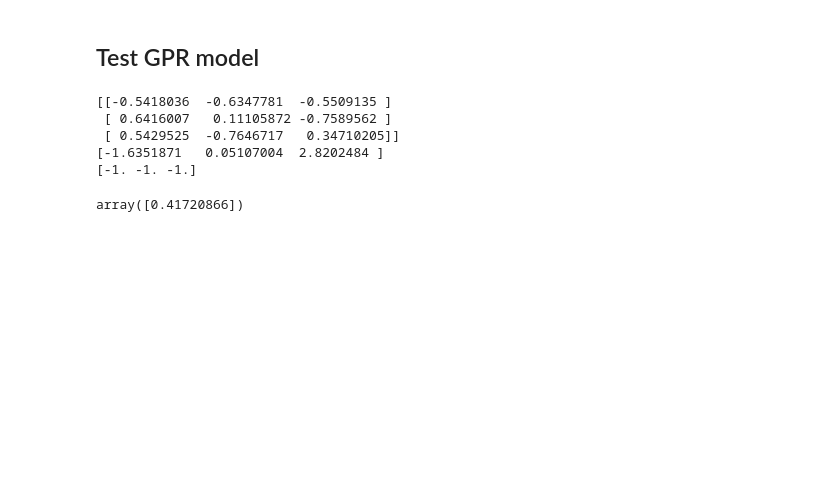
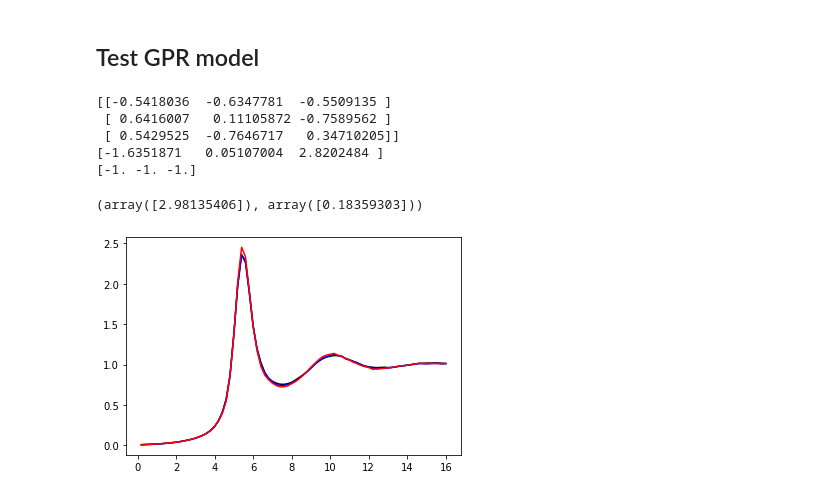
Before and after one commit to ch-tung/SQ_VAE, a Jupyter notebook: Fit_cVAE_sigma.ipynb, the cells around one changed output. Drawn from its saved outputs; the diff is of its cells as text; code cells hidden in the pictures; blank space fills up the shorter version.

```diff
--- a/Fit_cVAE_sigma.ipynb
+++ b/Fit_cVAE_sigma.ipynb
@@ -171,7 +171,7 @@ model = VAE(latent_dim, q_rs_dim)
 ## Load trained model
 # %%
 export_path = './saved_model/SQ_cVAE_MSE_ns/'
-model_name = 'model_conv_stride2_batch32'
+model_name = 'model_conv_stride2'
 export_name = export_path + model_name
 # %%
 reload_sm = model.load_weights(export_name, by_name=False, skip_mismatch=False, options=None)
@@ -227,7 +227,7 @@ def encoder_mean(model,x):
 # %% [markdown]
 ## Define functions
 # %%
-exp_scale = 3
+exp_scale = 6
 
 @tf.function
 def f_inp_tf(sq):
@@ -331,7 +331,7 @@ def generate_image(model, IQ_exp, fp, epoch=0):
 # %% [markdown]
 ## Pick an I(Q) and test
 # %%
-index_test = 18010
+index_test = 10410
 sigma_test = 1.0
 SQ_exp = sq_test_mask[index_test,:]
 lv_GT = encoder_mean(M,to_tf(f_inp(SQ_exp.reshape((1,80)))))
@@ -347,9 +347,9 @@ fp_GT = [lv_GT[0,0],lv_GT[0,1],lv_GT[0,2],to_tf(sigma_test)]
 # %%
 # tf.constant("Initial Guess")
 sigma_i = tf.constant(0.9)
-lv0_i = tf.constant(-4.0)
-lv1_i = tf.constant(4.0)
-lv2_i = tf.constant(4.0)
+lv0_i = tf.constant(-0.2)
+lv1_i = tf.constant(0.4)
+lv2_i = tf.constant(-2.0)
 
 # constraint=lambda t: tf.clip_by_value(t, "Lower Bound", "Upper Bound")
 sigma = tf.Variable(sigma_i, name='sigma', dtype=tf.float32,
@@ -462,9 +462,9 @@ model_name_GPR = 'sklearn/SQ_GPR_kappa'
 export_name_GPR = export_path_GPR + model_name_GPR
 gp = joblib.load(export_name_GPR)
-# %%
-gp.predict(SQ_exp.numpy().reshape(1,80))
-# %% [output]
-array([0.41720866])
 # %%
 fp_p = np.matmul([fp[0:3],]-z_mean,U)*sgn
 fp_GT_p = np.matmul([fp_GT[0:3],]-z_mean,U)*sgn
+# %%
+gp.predict(SQ_th(model, fp).numpy(), return_std=True)
+# %% [output]
+(array([2.98135406]), array([0.18359303]))
@@ -470,0 +473,7 @@ fp_GT_p = np.matmul([fp_GT[0:3],]-z_mean,U)*sgn
+# %%
+plt.plot(q,SQ_exp.numpy().reshape(80),'k')
+plt.plot(q,SQ_th(M, fp).numpy().reshape(80),'b')
+plt.plot(q,SQ_th(M, fp_GT).numpy().reshape(80),'r')
+plt.show()
+# %% [output]
+[figure, added]
```
Also changed, not shown: parts of 11 cells of this notebook.
